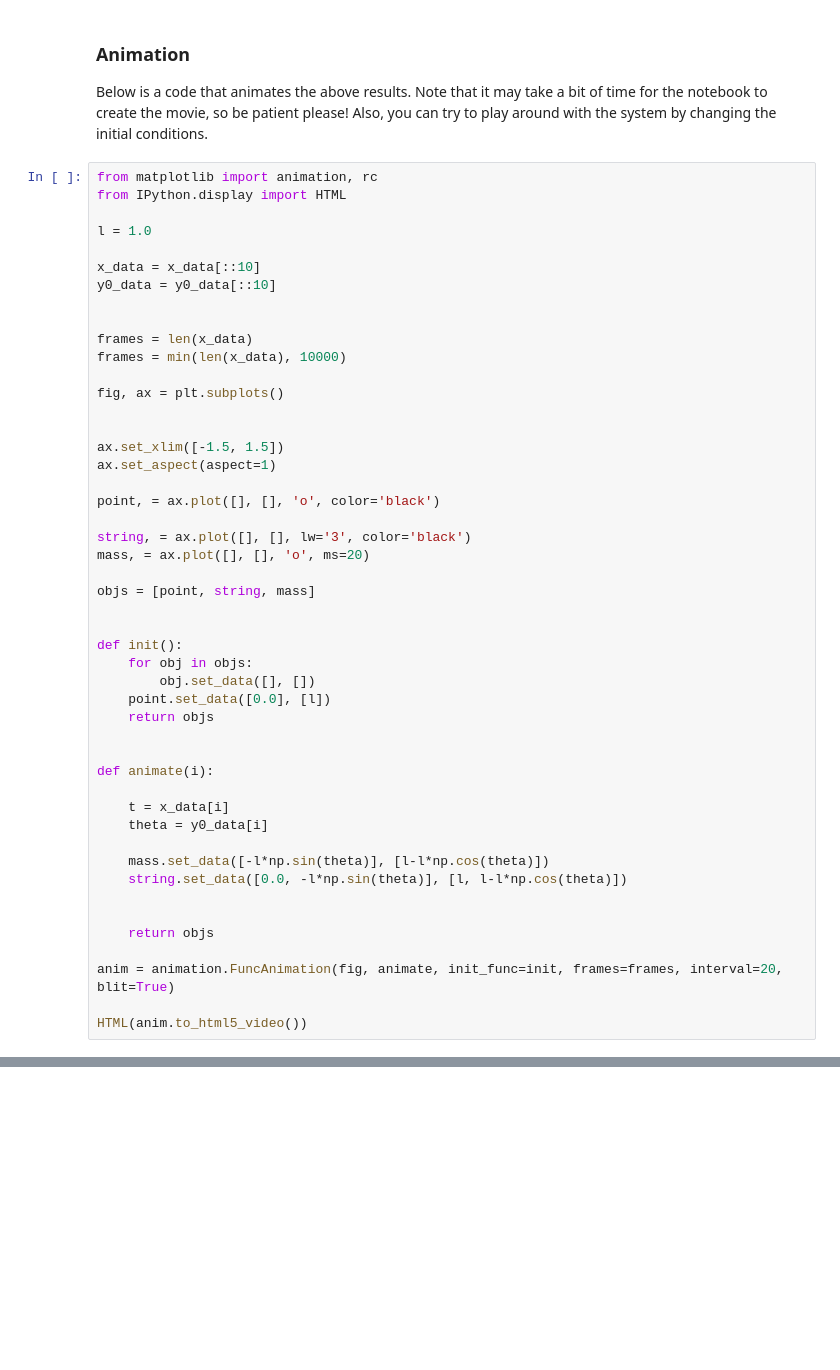
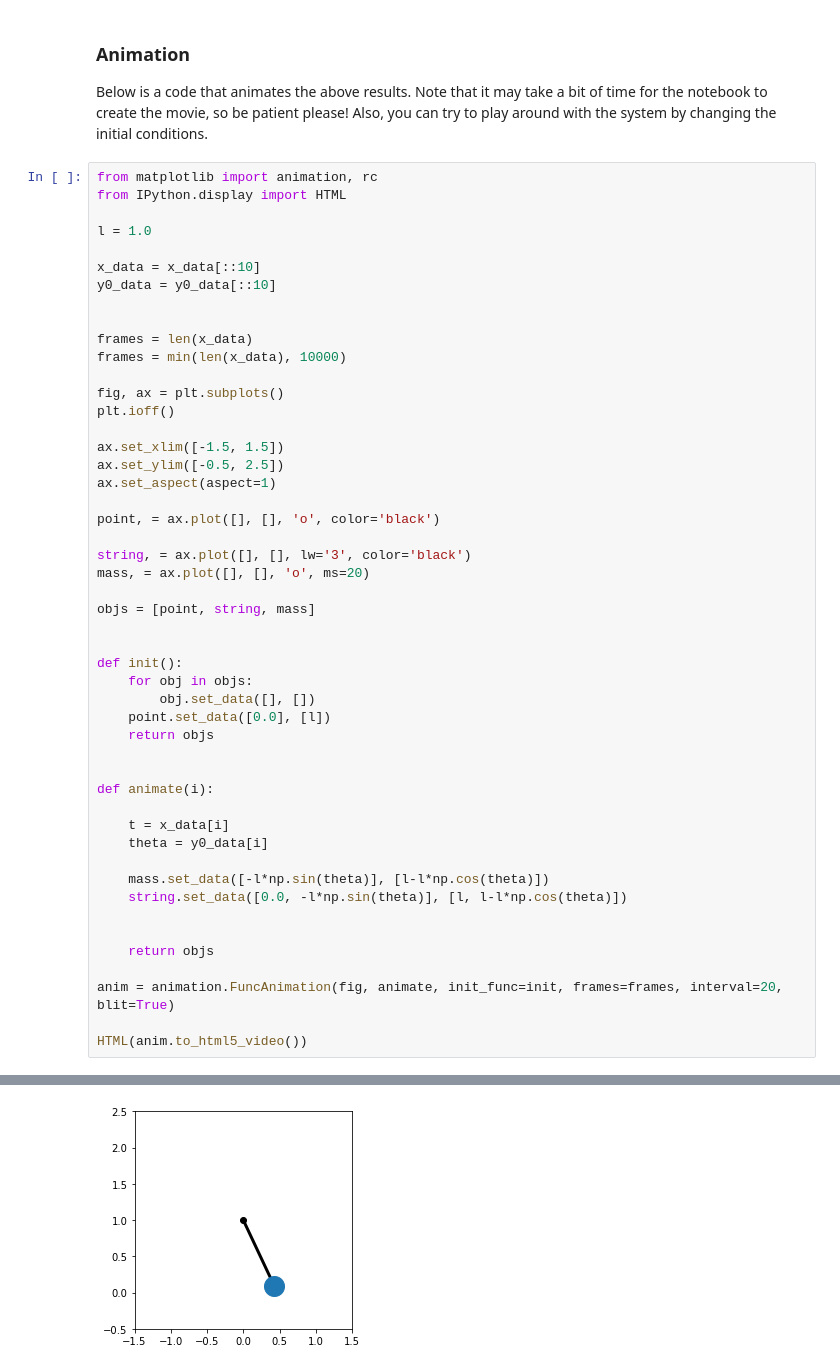
Before and after one commit to mjksill/CP213-online, a Jupyter notebook: notebooks/ode-ivp.ipynb, the cells around one changed output, grey strips where cells are left out. Saved outputs shown, nothing was run; the diff lists cells and outputs as text; blank space fills up the shorter version.

```diff
--- a/notebooks/ode-ivp.ipynb
+++ b/notebooks/ode-ivp.ipynb
@@ -209,9 +210,10 @@ frames = len(x_data)
 frames = min(len(x_data), 10000)
 
 fig, ax = plt.subplots()
-
+plt.ioff()
 
 ax.set_xlim([-1.5, 1.5])
+ax.set_ylim([-0.5, 2.5])
 ax.set_aspect(aspect=1)
 
 point, = ax.plot([], [], 'o', color='black')
@@ -243,3 +245,4 @@ def animate(i):
 anim = animation.FuncAnimation(fig, animate, init_func=init, frames=frames, interval=20, blit=True)
 
 HTML(anim.to_html5_video())
+# %% [output]
@@ -245,0 +250 @@ HTML(anim.to_html5_video())
+[figure, added]
```
Also changed, not shown: parts of 4 cells of this notebook.
